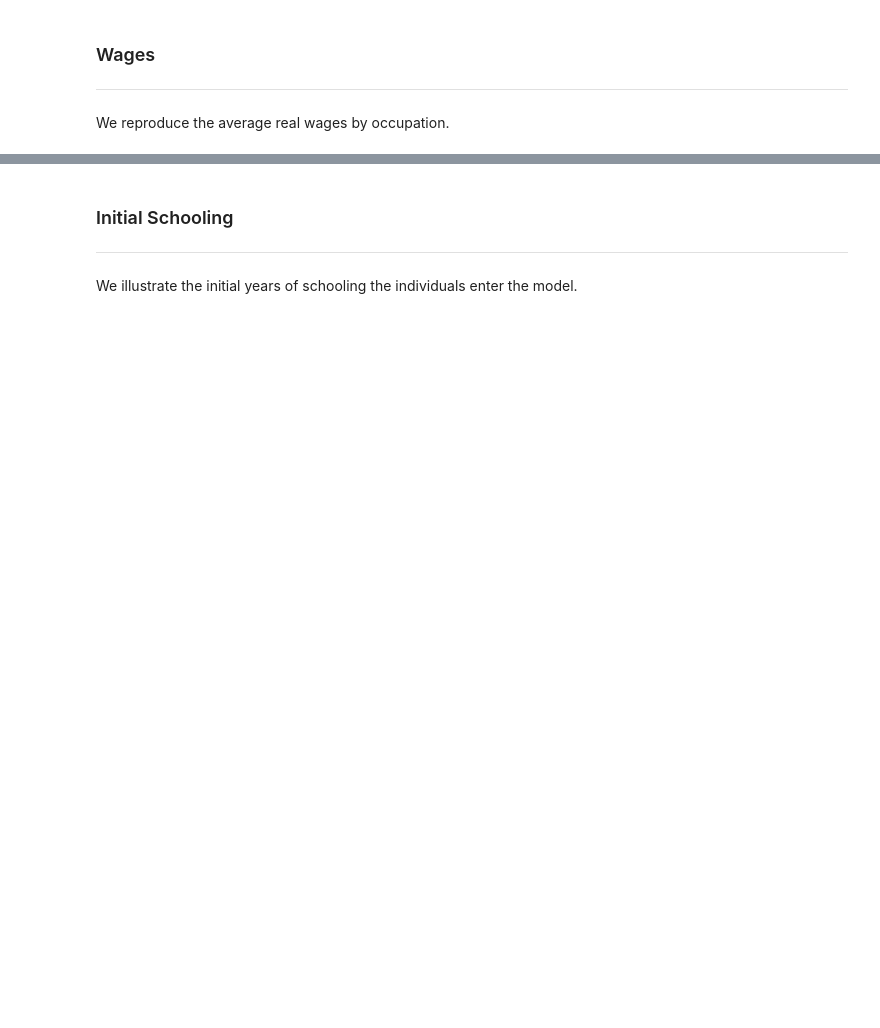
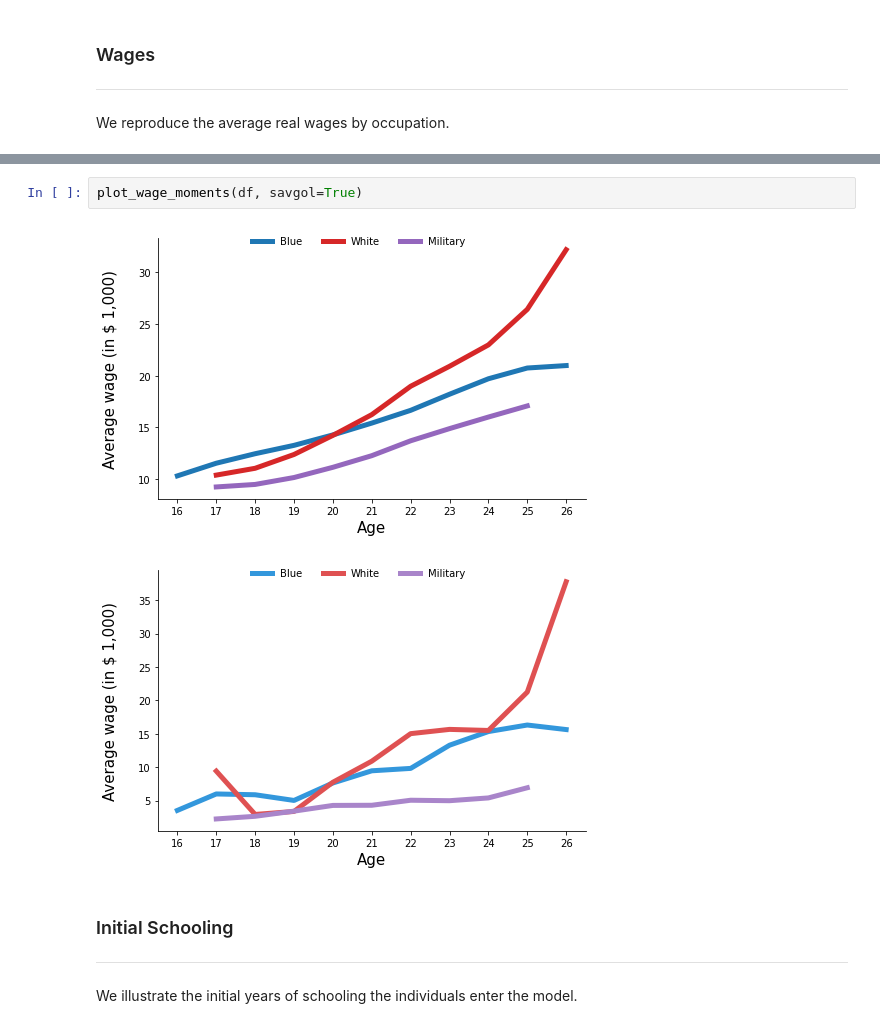
Before and after one commit to OpenSourceEconomics/ekw-data, a Jupyter notebook: career-decisions/exploration.ipynb, the cells around one changed output, grey strips where cells are left out. Saved outputs shown, nothing was run; the diff lists cells and outputs as text; blank space fills up the shorter version.

```diff
--- a/career-decisions/exploration.ipynb
+++ b/career-decisions/exploration.ipynb
@@ -238,3 +182,8 @@ We show average wages and their standard devision in the figures below.
+# %%
+plot_wage_moments(df, savgol=True)
+# %% [output]
+[figure, added]
+[figure, added]
 # %% [markdown]
 ### Initial Schooling
 ---
```
Also changed, not shown: parts of 30 cells of this notebook.
